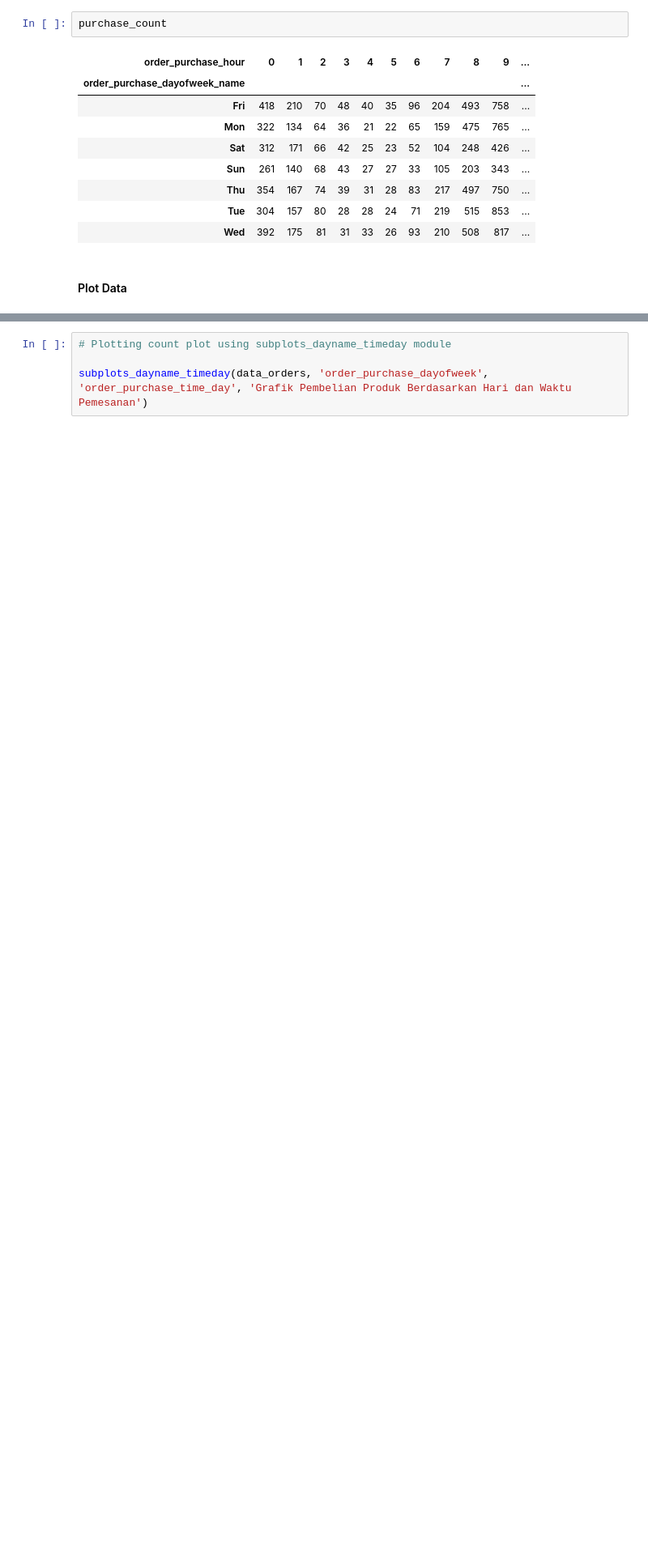
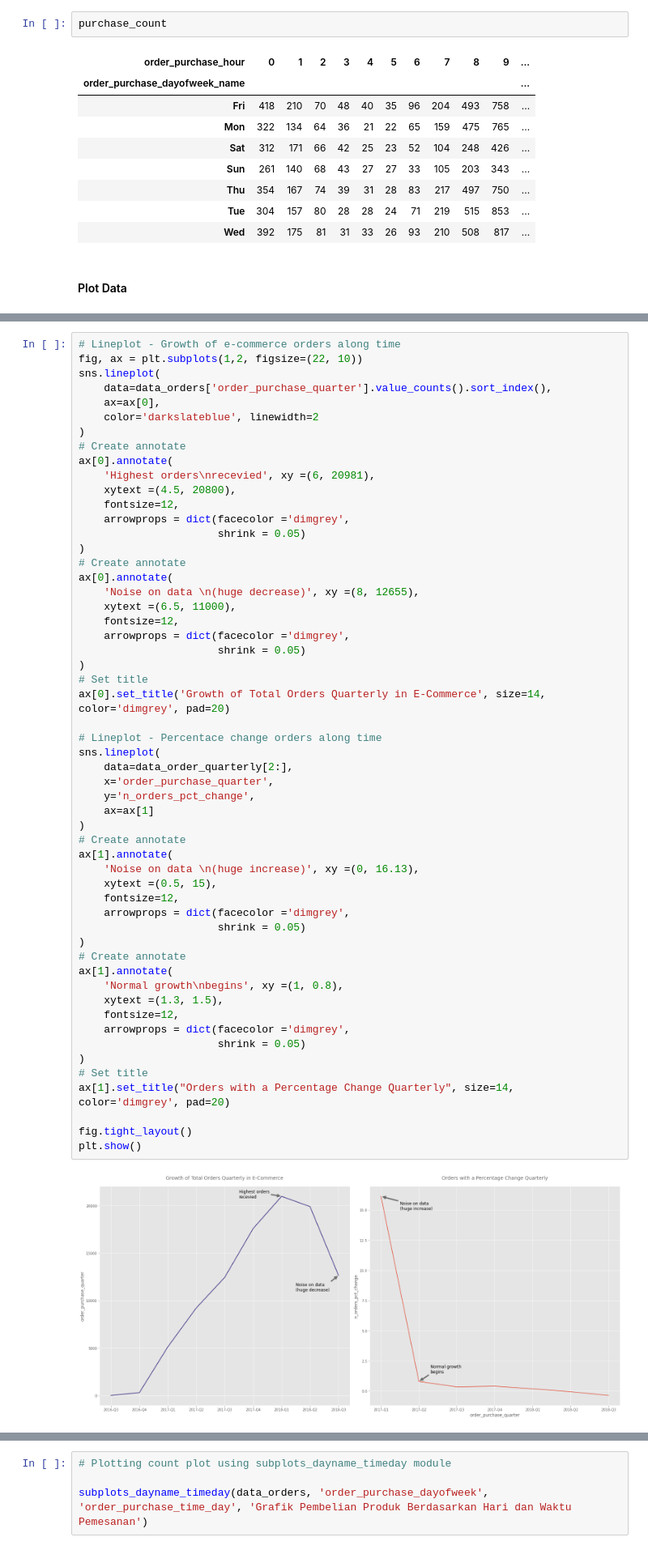
Before and after one commit to akhmadtaufik/project-wrangling-pacmann, a Jupyter notebook: olist-wrangling.ipynb, the cells around one changed output, grey strips where cells are left out. Shown at 81% size. Saved outputs shown, nothing was run; the diff lists cells and outputs as text; blank space fills up the shorter version.

```diff
--- a/olist-wrangling.ipynb
+++ b/olist-wrangling.ipynb
@@ -376,0 +367,57 @@ plt.show()
+# %%
+# Lineplot - Growth of e-commerce orders along time
+fig, ax = plt.subplots(1,2, figsize=(22, 10))
+sns.lineplot(
+    data=data_orders['order_purchase_quarter'].value_counts().sort_index(),
+    ax=ax[0],
+    color='darkslateblue', linewidth=2
+)
+# Create annotate
+ax[0].annotate(
+    'Highest orders\nrecevied', xy =(6, 20981),
+    xytext =(4.5, 20800),
+    fontsize=12,
+    arrowprops = dict(facecolor ='dimgrey',
+                      shrink = 0.05)
+)
+# Create annotate
+ax[0].annotate(
+    'Noise on data \n(huge decrease)', xy =(8, 12655),
+    xytext =(6.5, 11000),
+    fontsize=12,
+    arrowprops = dict(facecolor ='dimgrey',
+                      shrink = 0.05)
+)
+# Set title
+ax[0].set_title('Growth of Total Orders Quarterly in E-Commerce', size=14, color='dimgrey', pad=20)
+
+# Lineplot - Percentace change orders along time
+sns.lineplot(
+    data=data_order_quarterly[2:],
+    x='order_purchase_quarter',
+    y='n_orders_pct_change',
+    ax=ax[1]
+)
+# Create annotate
+ax[1].annotate(
+    'Noise on data \n(huge increase)', xy =(0, 16.13),
+    xytext =(0.5, 15),
+    fontsize=12,
+    arrowprops = dict(facecolor ='dimgrey',
+                      shrink = 0.05)
+)
+# Create annotate
+ax[1].annotate(
+    'Normal growth\nbegins', xy =(1, 0.8),
+    xytext =(1.3, 1.5),
+    fontsize=12,
+    arrowprops = dict(facecolor ='dimgrey',
+                      shrink = 0.05)
+)
+# Set title
+ax[1].set_title("Orders with a Percentage Change Quarterly", size=14, color='dimgrey', pad=20)
+
+fig.tight_layout()
+plt.show()
+# %% [output]
+[figure, added]
```
Also changed, not shown: parts of 9 cells of this notebook.
